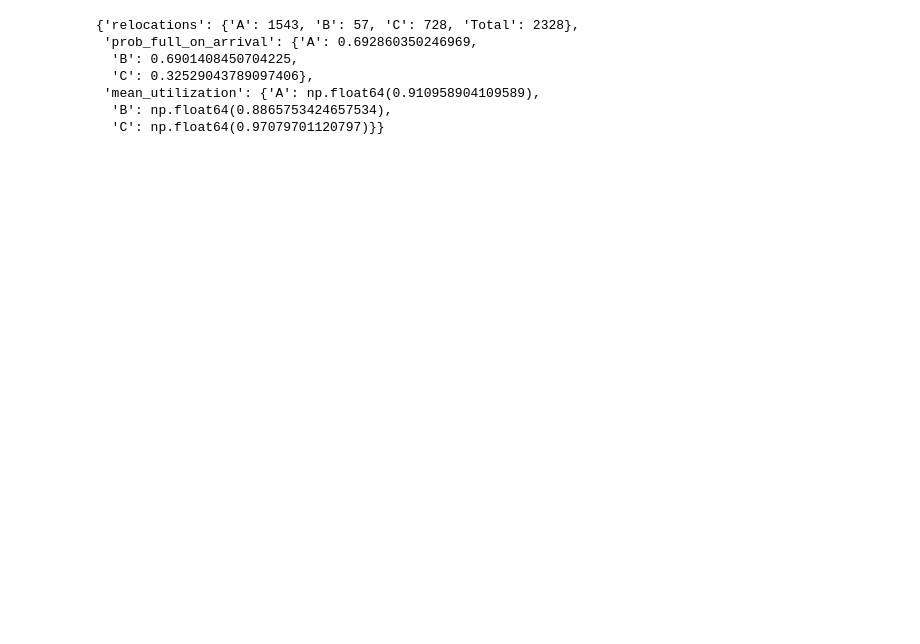
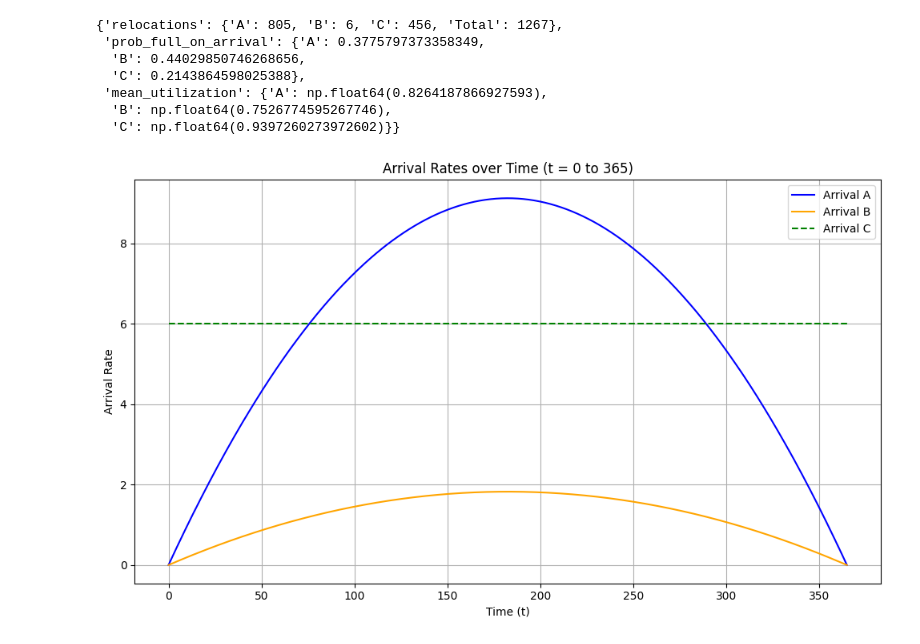
Before and after one commit to kris907j/Stochastic_sim, a Jupyter notebook: Project_2/william/project3.ipynb, the cells around one changed output. Saved outputs shown, nothing was run; the diff lists cells and outputs as text; code cells hidden in the pictures; blank space fills up the shorter version.

```diff
--- a/Project_2/william/project3.ipynb
+++ b/Project_2/william/project3.ipynb
@@ -189,14 +198,52 @@ Ward C: 0.9482
 # %%
-ward_a.beds = 26
-ward_b.beds = 5
-ward_c.beds = 44
+ward_a.beds = 42
+ward_b.beds = 11
+ward_c.beds = 47
+# np.random.seed(42)
 final_results = simulate_system(ward_a, ward_b, ward_c, n_days=365)
 final_results
 # %% [output]
-{'relocations': {'A': 1543, 'B': 57, 'C': 728, 'Total': 2328},
- 'prob_full_on_arrival': {'A': 0.692860350246969,
-  'B': 0.6901408450704225,
-  'C': 0.32529043789097406},
- 'mean_utilization': {'A': np.float64(0.910958904109589),
-  'B': np.float64(0.8865753424657534),
-  'C': np.float64(0.97079701120797)}}
+{'relocations': {'A': 805, 'B': 6, 'C': 456, 'Total': 1267},
+ 'prob_full_on_arrival': {'A': 0.3775797373358349,
+  'B': 0.44029850746268656,
+  'C': 0.2143864598025388},
+ 'mean_utilization': {'A': np.float64(0.8264187866927593),
+  'B': np.float64(0.7526774595267746),
+  'C': np.float64(0.9397260273972602)}}
+# %%
+import numpy as np
+import matplotlib.pyplot as plt
+
+# Define the functions
+def arrival_a(t):
+    return -(1/3650) * t**2 + (1/10) * t
+
+def arrival_b(t):
+    return (1/5) * arrival_a(t)
+
+def arrival_c(t):
+    return np.full_like(t, 6.0, dtype=float)
+
+# Determine an appropriate range for t.
+# arrival_a(t) = 0 when t = 0 and when t = 365.
+# So t in [0, 365] is a natural domain.
+t = np.linspace(0, 365, 500)
+
+# Create the plot
+plt.figure(figsize=(10, 6))
+plt.plot(t, arrival_a(t), label='Arrival A', color='blue')
+plt.plot(t, arrival_b(t), label='Arrival B', color='orange')
+plt.plot(t, arrival_c(t), label='Arrival C', color='green', linestyle='--')
+
+# Formatting the plot
+plt.title('Arrival Rates over Time (t = 0 to 365)')
+plt.xlabel('Time (t)')
+plt.ylabel('Arrival Rate')
+plt.legend()
+plt.grid(True)
+plt.tight_layout()
+
+# Save the figure
+plt.savefig('arrival_rates.png')
+# %% [output]
+[figure, added]
```
Also changed, not shown: parts of 4 cells of this notebook, 5 other files.
